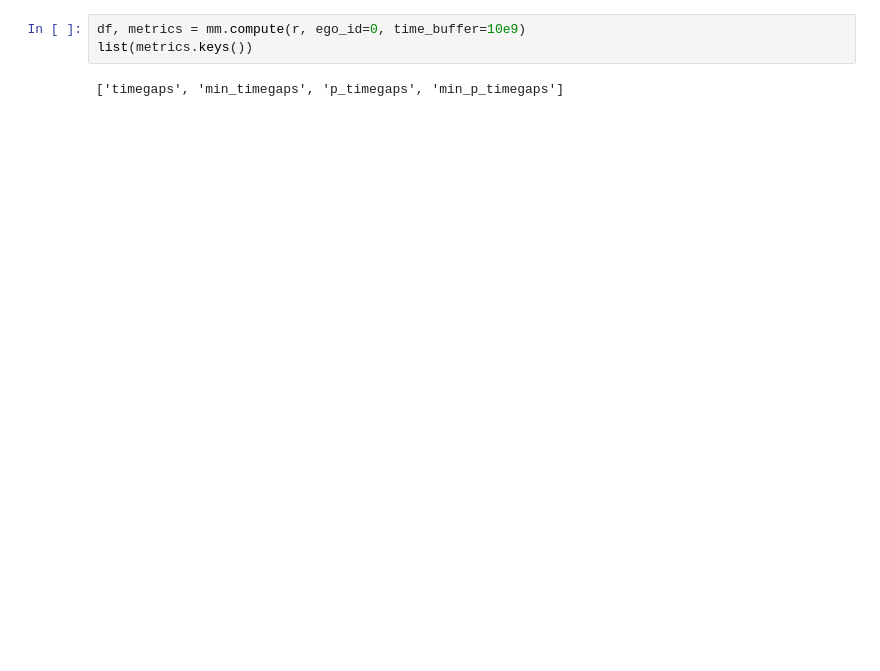
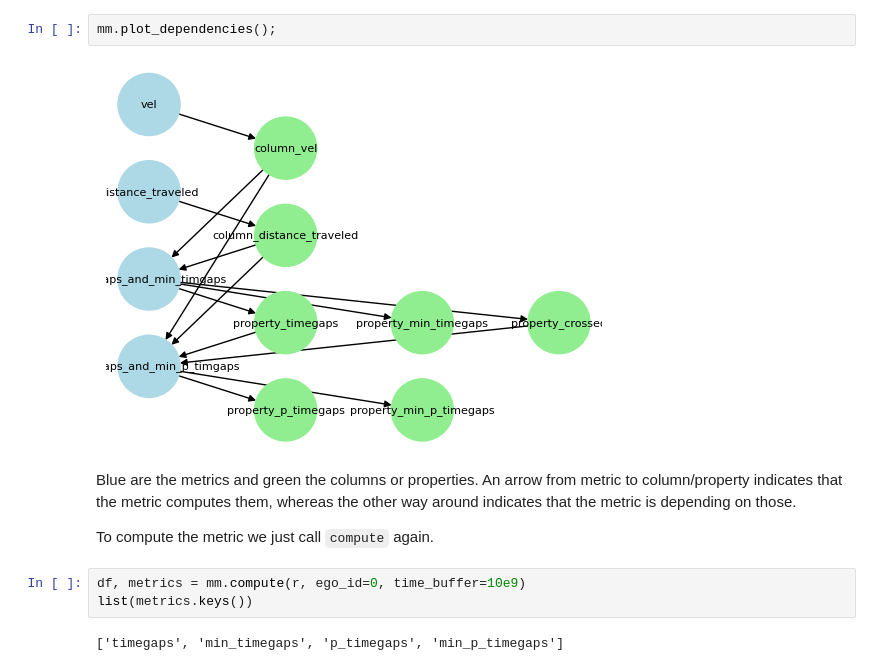
Before and after one commit to ika-rwth-aachen/omega-prime, a Jupyter notebook: docs/notebooks/tutorial_metrics.ipynb, the cells around one changed output. Drawn from its saved outputs; the diff is of its cells as text; blank space fills up the shorter version.

```diff
--- a/docs/notebooks/tutorial_metrics.ipynb
+++ b/docs/notebooks/tutorial_metrics.ipynb
@@ -33,3 +115,11 @@ computes columns: ['vel', 'distance_traveled'] - computes properties ['timegaps'
+# %%
+mm.plot_dependencies();
+# %% [output]
+[figure, added]
+# %% [markdown]
+Blue are the metrics and green the columns or properties. An arrow from metric to column/property indicates that the metric computes them, whereas the other way around indicates that the metric is depending on those.
+
+To compute the metric we just call `compute` again.
 # %%
 df, metrics = mm.compute(r, ego_id=0, time_buffer=10e9)
 list(metrics.keys())
```
Also changed, not shown: parts of 26 cells of this notebook, 4 other files.
